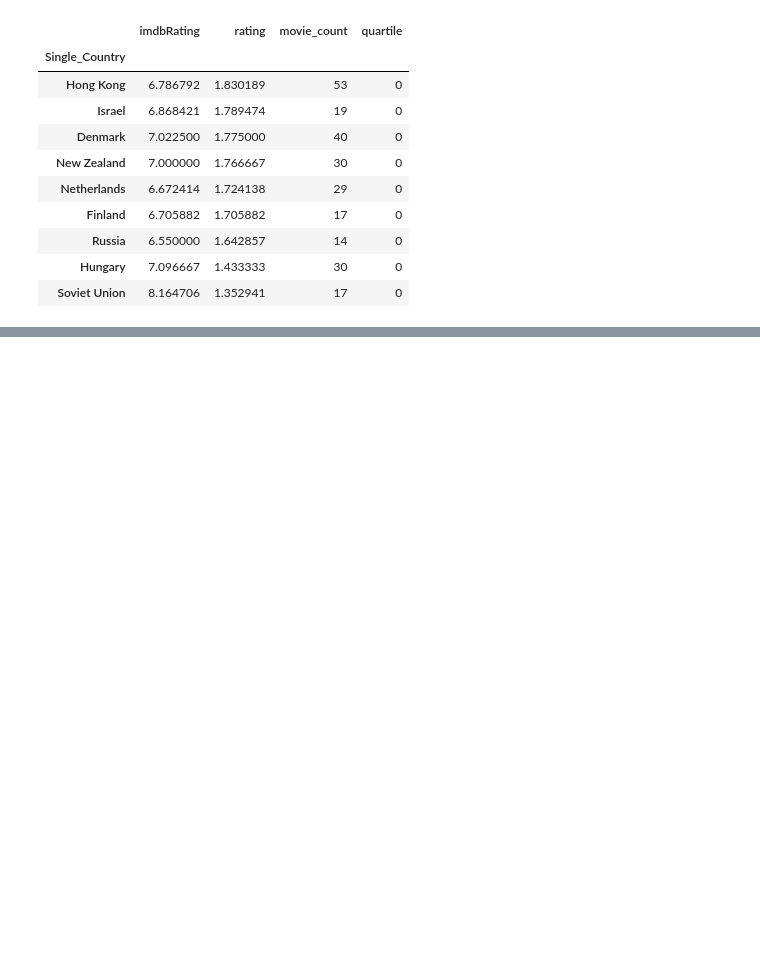
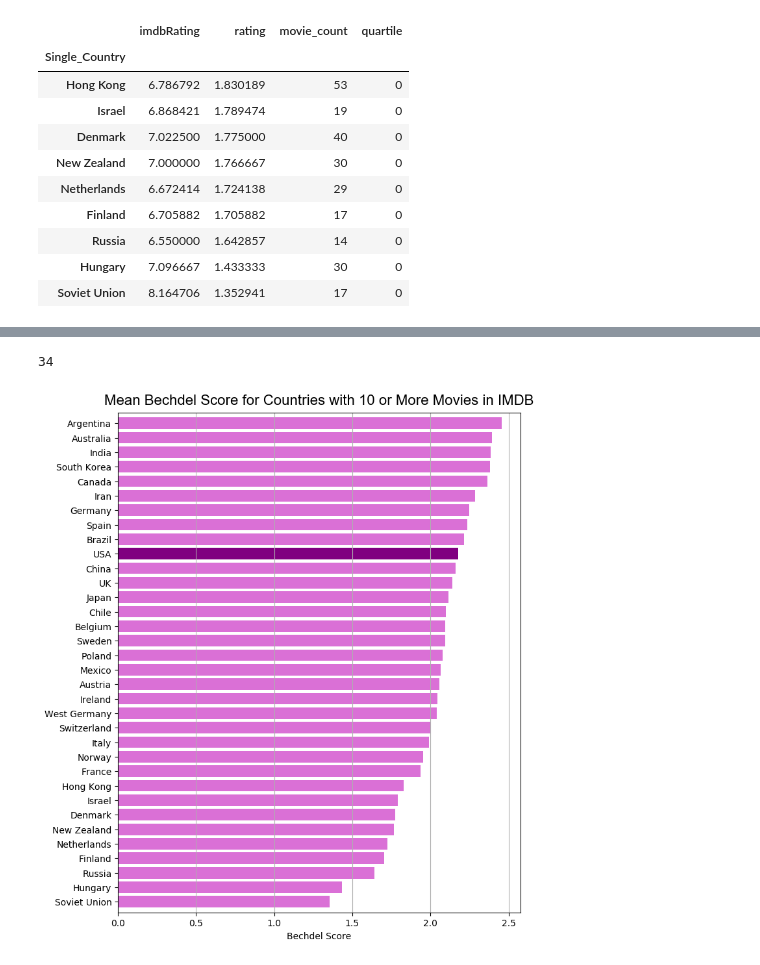
Before and after one commit to Survifit/LightPurpleRepo, a Jupyter notebook: Analysis/Foreign.ipynb, the cells around one changed output, grey strips where cells are left out. Drawn from its saved outputs; the diff is of its cells as text; code cells hidden in the pictures; blank space fills up the shorter version.

```diff
--- a/Foreign.ipynb
+++ b/Analysis/Foreign.ipynb
@@ -258,0 +295,4 @@ bottomquartile.sort_values('rating', ascending=False)
+# %%
+#preparing for plot, making list of bechdel rating
+bechdel_score = filteredcountrygroups.rating.tolist()
+bechdel_score
@@ -258,0 +317,4 @@ bottomquartile.sort_values('rating', ascending=False)
+# %%
+#preparing for plot, making list of countries
+countries_list = filteredcountrygroups.index.tolist()
+countries_list
@@ -258,0 +341,37 @@ bottomquartile.sort_values('rating', ascending=False)
+# %%
+#Creating dictionary of 'title font' for plots
+title_font = {'fontname':'Arial', 'size':'16', 'color':'black', 'weight':'normal',
+              'verticalalignment':'bottom'}
+# %%
+#seeking to make US a different color than the rest of the bars in bar chart.  Maybe not the most efficient way to do this but works.
+colors = ['orchid', 'orchid', 'orchid', 'orchid', 'orchid', 'orchid', 'orchid', 'orchid', 'orchid', 'purple', 'orchid', 'orchid', 'orchid', 'orchid', 'orchid', 'orchid', 'orchid', 'orchid', 'orchid', 'orchid', 'orchid', 'orchid', 'orchid', 'orchid', 'orchid', 'orchid', 'orchid', 'orchid', 'orchid', 'orchid', 'orchid', 'orchid', 'orchid', 'orchid']
+len(colors)
+# %% [output]
+34
+# %%
+#horizontal bar chart to examine mean bechdel rating for countries with 10 or more movies in the IMDB/OMDB
+
+plt.rcdefaults()
+fig, ax = plt.subplots()
+
+y_pos = np.arange(len(countries_list))
+
+ax.barh(y_pos, bechdel_score, align='center',
+        color=colors)
+
+ax.set_yticks(y_pos)
+ax.set_yticklabels(countries_list)
+ax.invert_yaxis()  # labels read top-to-bottom
+ax.set_xlabel('Bechdel Score')
+ax.set_title('Mean Bechdel Score for Countries with 10 or More Movies in IMDB', fontdict=title_font)
+
+plt.margins(y=0.01)
+ax.xaxis.grid()
+plt.savefig('bechdel_country.png')
+
+fig = plt.gcf()
+fig.set_size_inches(8, 10)
+
+plt.show()
+# %% [output]
+[figure, added]
```
Also changed, not shown: parts of 30 cells of this notebook, 10 other files.
